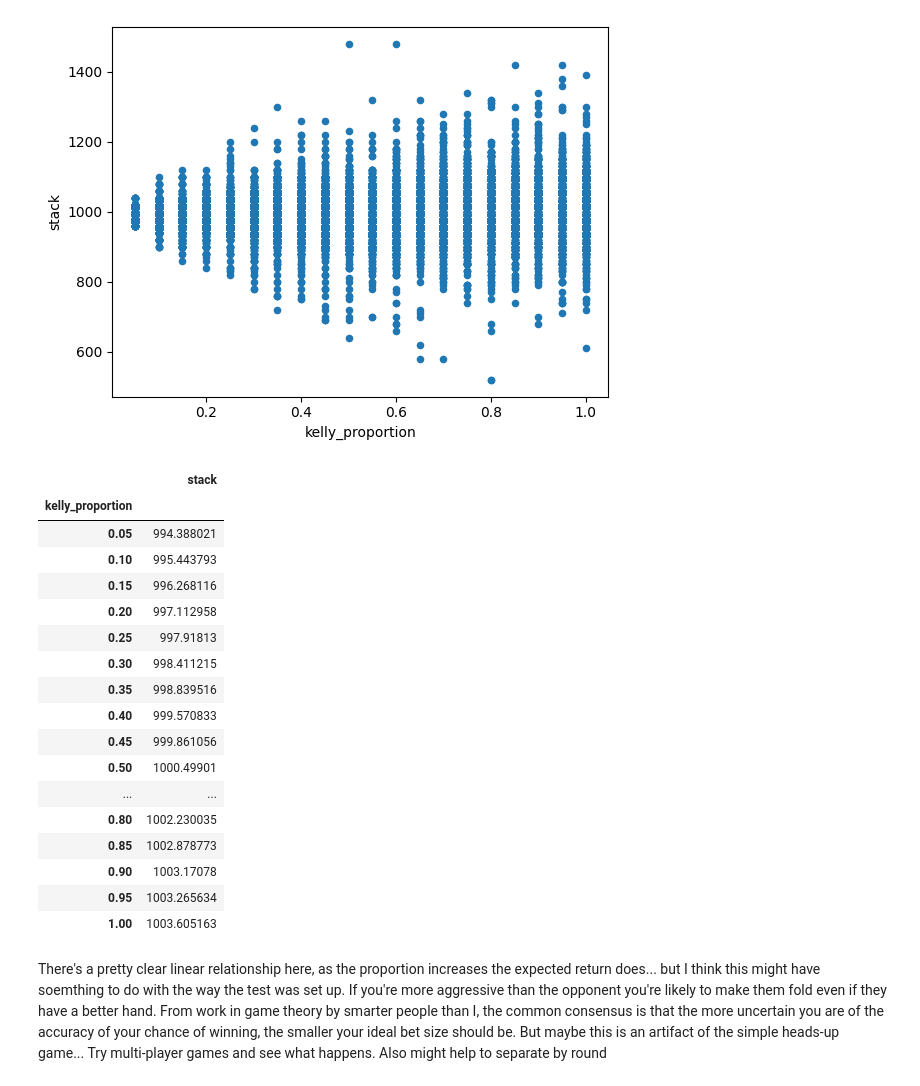
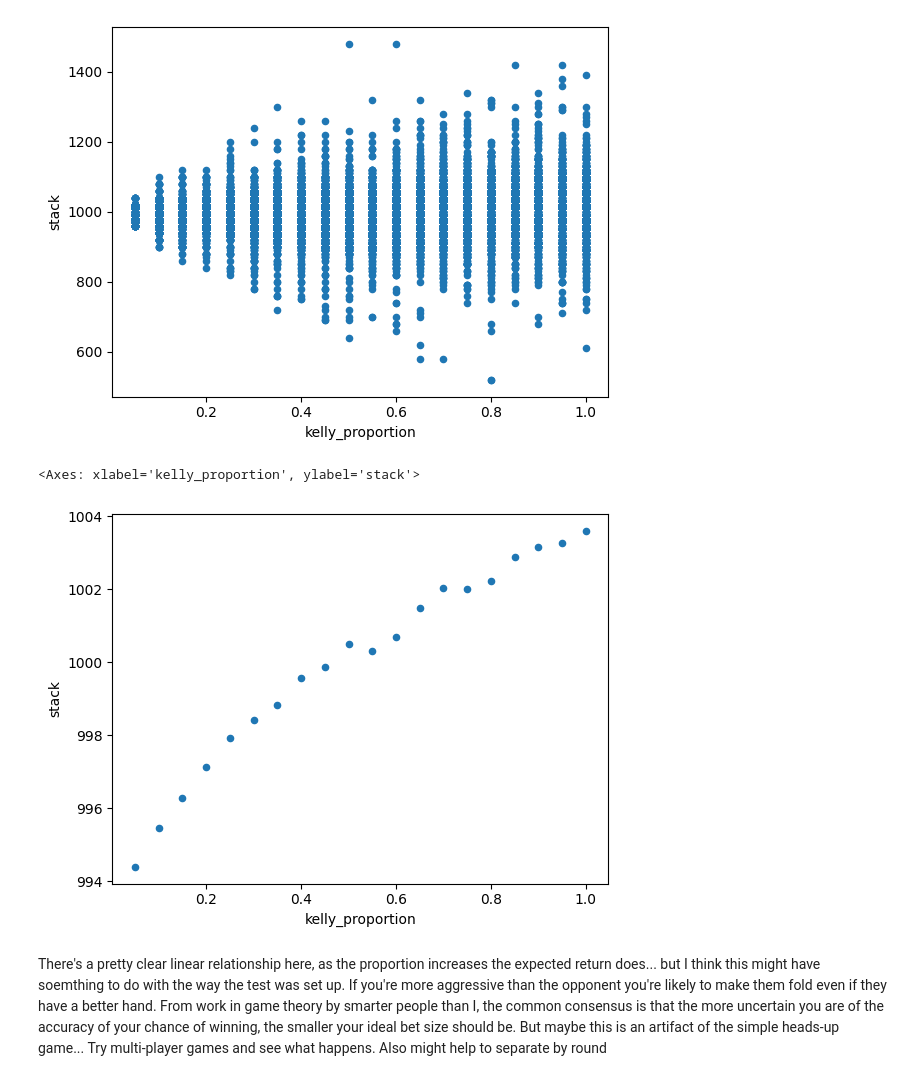
Before and after one commit to amarkules1/texas-holdem-notebooks, a Jupyter notebook: kelly_player_optimization.ipynb, the cells around one changed output. Saved outputs shown, nothing was run; the diff lists cells and outputs as text; code cells hidden in the pictures.

Commit message:
kelly ratio experiments

```diff
--- a/kelly_player_optimization.ipynb
+++ b/kelly_player_optimization.ipynb
@@ -81,28 +67,14 @@ data.to_csv('data/2_player_kelly_player_optimization.csv')
+# %%
+data = pd.read_csv('data/2_player_kelly_player_optimization.csv')
 # %%
 data.plot(x='kelly_proportion', y='stack', kind='scatter')
 # %% [output]
 <Axes: xlabel='kelly_proportion', ylabel='stack'>
 [figure]
 # %%
-data.groupby('kelly_proportion').mean()
+data.groupby('kelly_proportion', as_index=False).mean().plot(x='kelly_proportion', y='stack', kind='scatter')
 # %% [output]
-|  | stack |
-| kelly_proportion |  |
-| 0.05 | 994.388021 |
-| 0.10 | 995.443793 |
-| 0.15 | 996.268116 |
-| 0.20 | 997.112958 |
-| 0.25 | 997.91813 |
-| 0.30 | 998.411215 |
-| 0.35 | 998.839516 |
-| 0.40 | 999.570833 |
-| 0.45 | 999.861056 |
-| 0.50 | 1000.49901 |
-| ... | ... |
-| 0.80 | 1002.230035 |
-| 0.85 | 1002.878773 |
-| 0.90 | 1003.17078 |
-| 0.95 | 1003.265634 |
-| 1.00 | 1003.605163 |
+<Axes: xlabel='kelly_proportion', ylabel='stack'>
+[figure, added]
 # %% [markdown]
 There's a pretty clear linear relationship here, as the proportion increases the expected return does... but I think this might have soemthing to do with the way the test was set up. If you're more aggressive than the opponent you're likely to make them fold even if they have a better hand. From work in game theory by smarter people than I, the common consensus is that the more uncertain you are of the accuracy of your chance of winning, the smaller your ideal bet size should be. But maybe this is an artifact of the simple heads-up game... Try multi-player games and see what happens. Also might help to separate by round
```
Also changed, not shown: parts of 15 cells of this notebook, 9 other files.
